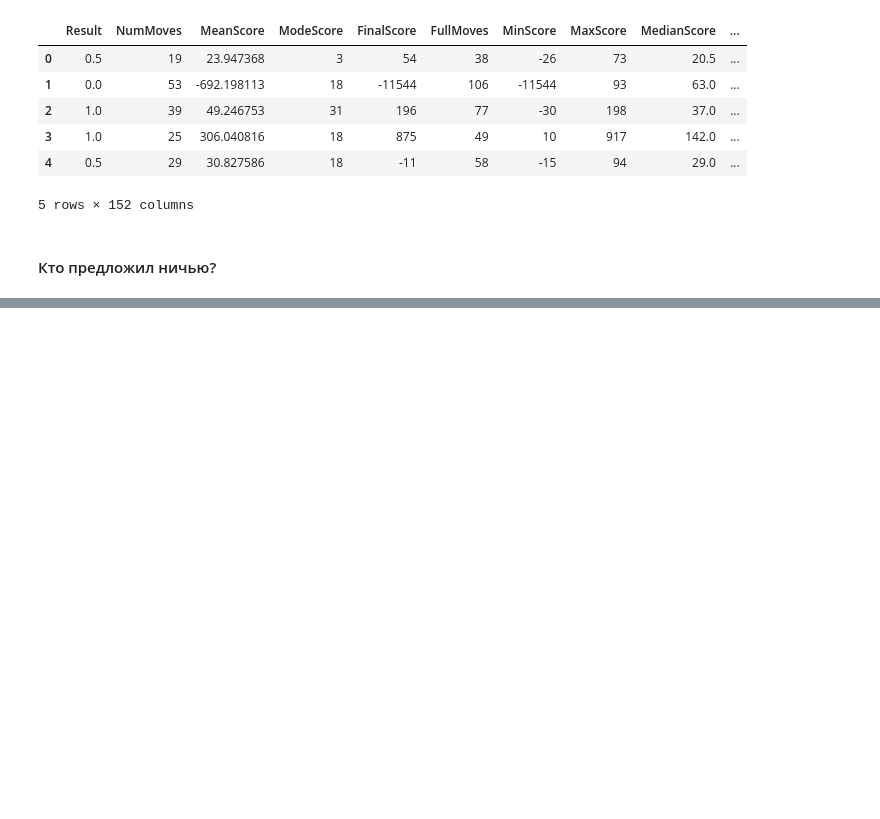
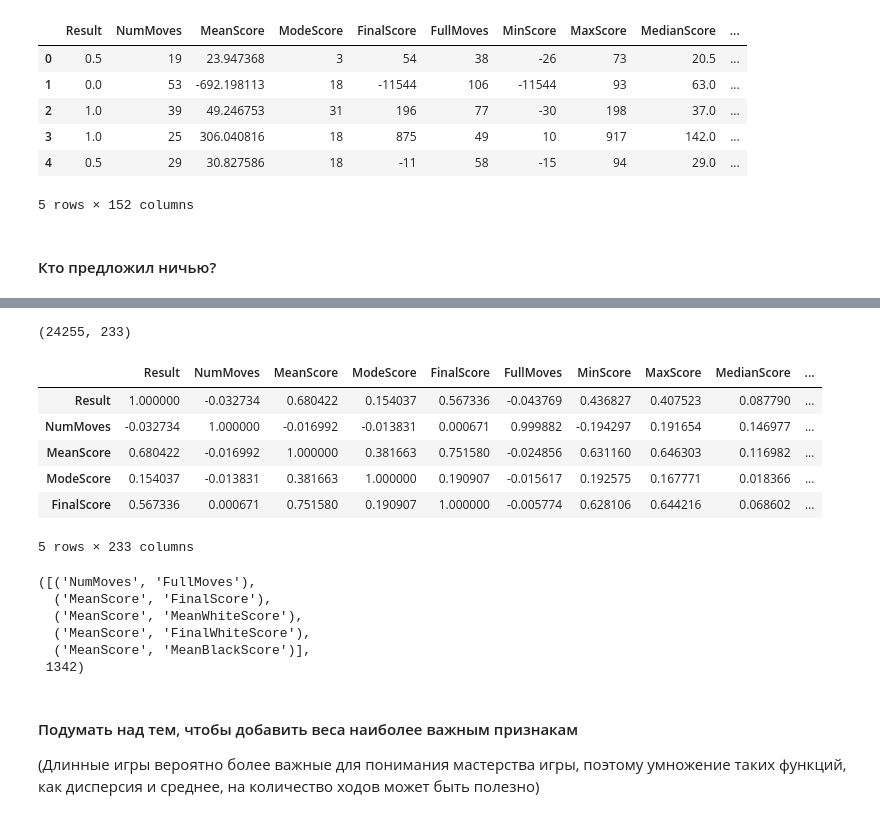
Before and after one commit to polinarod/PredictingRaitings, a Jupyter notebook: features.ipynb, the cells around one changed output, grey strips where cells are left out. Drawn from its saved outputs; the diff is of its cells as text; code cells hidden in the pictures; blank space fills up the shorter version.

```diff
--- a/features.ipynb
+++ b/features.ipynb
@@ -433,0 +336,29 @@ defaultdict(<class 'int'>, {'black_king_castle': 5, 'white_king_castle': 7, 'que
+# %%
+data['ECO']=data.Moves.apply(lambda x: x[:6])
+
+ecos={}
+cnt=0
+for moves in data['ECO']:
+    str_moves="".join(map(str, moves))
+    if str_moves not in ecos:
+        ecos[str_moves]=1
+    else:
+        ecos[str_moves]+=1
+# %%
+def get_eco(x,mode='fr'):
+    moves ="".join(map(str, x))
+    if ecos[moves] > 50 and mode =='fr':
+        return 1
+    elif ecos[moves] <= 50 and ecos[moves] > 10 and mode=='c':
+        return 1
+    elif ecos[moves] <= 10 and mode=='r':
+        return 1
+    else:
+        return 0
+
+features['FrequentDebut']=data.ECO.apply(get_eco,args=('fr',))
+features['CommonDebut']=data.ECO.apply(get_eco,args=('c',))
+features['RareDebut']=data.ECO.apply(get_eco,args=('r',))
+
+print(features.shape)
+features.head()
@@ -433,0 +496,8 @@ defaultdict(<class 'int'>, {'black_king_castle': 5, 'white_king_castle': 7, 'que
+# %%
+items = all_features[0].items()
+columns=[i[0] for i in items]
+df_features=pd.DataFrame(columns=columns)
+
+for ind,feature in enumerate(all_features):
+    for key, value in feature.items():
+        df_features.loc[ind,key]=value
@@ -434,2 +518,40 @@ defaultdict(<class 'int'>, {'black_king_castle': 5, 'white_king_castle': 7, 'que
+# %%
+features=pd.concat([features, df_features], axis=1)
+features=features.fillna(0)
+features.shape
+# %% [output]
+(24255, 233)
+# %%
+corr=features.corr(method='pearson')
+corr=corr.fillna(0)
+corr.head()
+# %% [output]
+|  | Result | NumMoves | MeanScore | ModeScore | FinalScore | FullMoves | MinScore | MaxScore | MedianScore | ... |
+| Result | 1.000000 | -0.032734 | 0.680422 | 0.154037 | 0.567336 | -0.043769 | 0.436827 | 0.407523 | 0.087790 | ... |
+| NumMoves | -0.032734 | 1.000000 | -0.016992 | -0.013831 | 0.000671 | 0.999882 | -0.194297 | 0.191654 | 0.146977 | ... |
+| MeanScore | 0.680422 | -0.016992 | 1.000000 | 0.381663 | 0.751580 | -0.024856 | 0.631160 | 0.646303 | 0.116982 | ... |
+| ModeScore | 0.154037 | -0.013831 | 0.381663 | 1.000000 | 0.190907 | -0.015617 | 0.192575 | 0.167771 | 0.018366 | ... |
+| FinalScore | 0.567336 | 0.000671 | 0.751580 | 0.190907 | 1.000000 | -0.005774 | 0.628106 | 0.644216 | 0.068602 | ... |
+5 rows × 233 columns
+# %%
+indexes=corr.index
+corr_feat=[]
+for index in corr.index:
+    for column in corr.index:
+        if index != column and abs(corr.loc[index,column])>=0.7:
+            corr_feat.append((index,column))
+
+corr_feat[:5], len(corr_feat)
+# %% [output]
+([('NumMoves', 'FullMoves'),
+  ('MeanScore', 'FinalScore'),
+  ('MeanScore', 'MeanWhiteScore'),
+  ('MeanScore', 'FinalWhiteScore'),
+  ('MeanScore', 'MeanBlackScore')],
+ 1342)
 # %%
 features.to_csv(r'C:\Users\Asus\PredictingRatings\data\features.csv', sep=',',index=False)
+# %% [markdown]
+#### Подумать над тем, чтобы добавить веса наиболее важным признакам
+
+(Длинные игры вероятно более важные для понимания мастерства игры, поэтому умножение таких функций, как дисперсия и среднее, на количество ходов может быть полезно)
```
Also changed, not shown: parts of 17 cells of this notebook, 1 other file.
